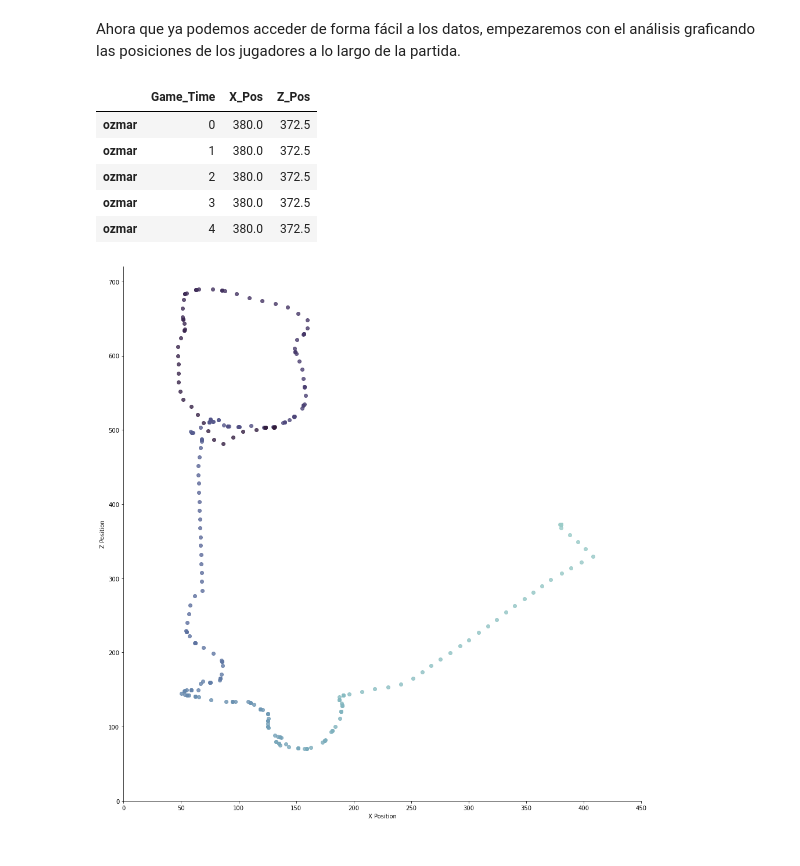
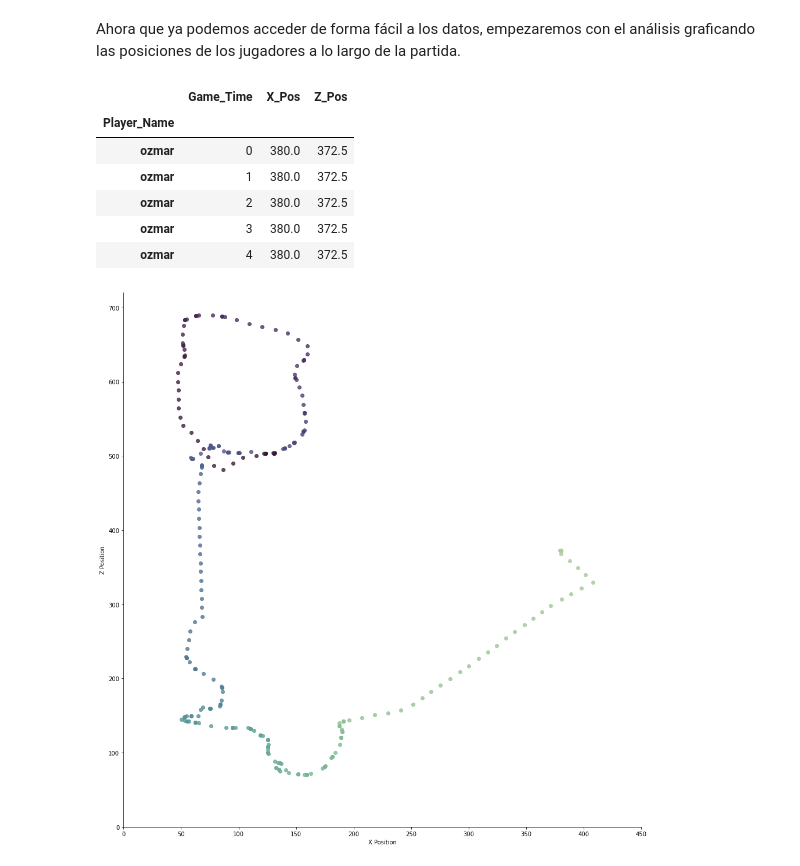
Before and after one commit to FranMurguia/Analisis_de_Datos, a Jupyter notebook: Juego de Forrajeo.ipynb, the cells around one changed output. Drawn from its saved outputs; the diff is of its cells as text; code cells hidden in the pictures.

```diff
--- a/Juego de Forrajeo.ipynb
+++ b/Juego de Forrajeo.ipynb
@@ -170,0 +181,4 @@ new_df
+# %%
+# Hacemos los mismo para los nombres de los jugadores, que serán nuestros índices
+new_df["Player_Name"] = [x.strip() for x in new_df["Player_Name"]]
+new_df["Player_Name"]
@@ -171,6 +198,6 @@ new_df
 # %%
-# Cambiamos el índice
-new_df.set_index("Player_Name", inplace=True)
+# Cambiamos a un multi-índice
+new_df.set_index(["Player_Name"], inplace=True)
 new_df
 # %% [output]
 |  | X_Pos | Y_Pos | Z_Pos | X_Rot | Y_Rot | Score | Patch_Selection | Game_Time |
@@ -187,9 +214,4 @@ new_df
 | damselfly | 231.9 | 2.1 | 722.9 | 0 | 245.8 | 0 | No Selection | 355 |
 | damselfly | 220.9 | 1.6 | 718.0 | 0 | 245.8 | 0 | Forest | 356 |
 2499 rows × 8 columns
-# %%
-# Por último, quitamos los espacios vacíos que hay en las columnas y los índices:
-
-new_df.columns = [x.strip() for x in new_df.columns]
-new_df.index = [x.strip() for x in new_df.index]
 # %% [markdown]
@@ -282,6 +311,7 @@ player = new_df.loc["ozmar", ["Game_Time", "X_Pos", "Z_Pos"]]
 player.head()
 # %% [output]
 |  | Game_Time | X_Pos | Z_Pos |
+| Player_Name |  |  |  |
 | ozmar | 0 | 380.0 | 372.5 |
 | ozmar | 1 | 380.0 | 372.5 |
 | ozmar | 2 | 380.0 | 372.5 |
@@ -289,15 +319,20 @@ player.head()
 | ozmar | 4 | 380.0 | 372.5 |
 # %%
 # Creamos una gráfica de dispersión usando seaborn
-g = sns.lmplot(x = 'X_Pos', y = 'Z_Pos', data = player, fit_reg = False, legend = False, hue = 'Game_Time', palette = "ch:s=.5,rot=-.5")
+g = sns.lmplot(x = 'X_Pos', y = 'Z_Pos', # Elegimos los ejes a graficar
+               data = player, # Especificamos de dónde obtendremos los datos
+               hue= "Game_Time", # Parámetro para cambiar el color de la gráfica
+               fit_reg = False, # No hacemos el ajuste de regresión lineal
+               legend = False, # No mostramos la caja de leyenda
+               palette = "ch:s=1,rot=-1") # Elegimos la paleta de colores
 
 # Seleccionamos los límites de los ejes
 g.set(xlim=(0,450),ylim=(0,720))
 
 # Cambiamos el nombre de los ejes
 g.set_axis_labels('X Position', 'Z Position')
 
 # Cambiamos el tamaño del gráfico
 g.fig.set_size_inches(15, 15)
 # %% [output]
-[figure, old version]
+[figure, new version]
```
Also changed, not shown: parts of 9 cells of this notebook, 1 other file.
